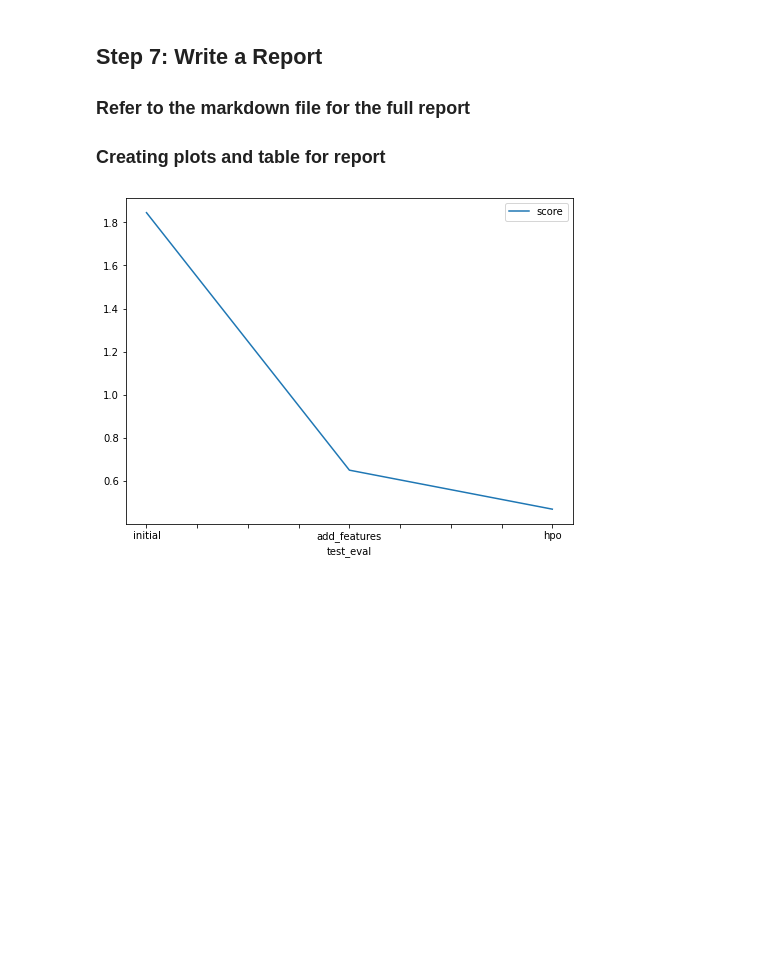
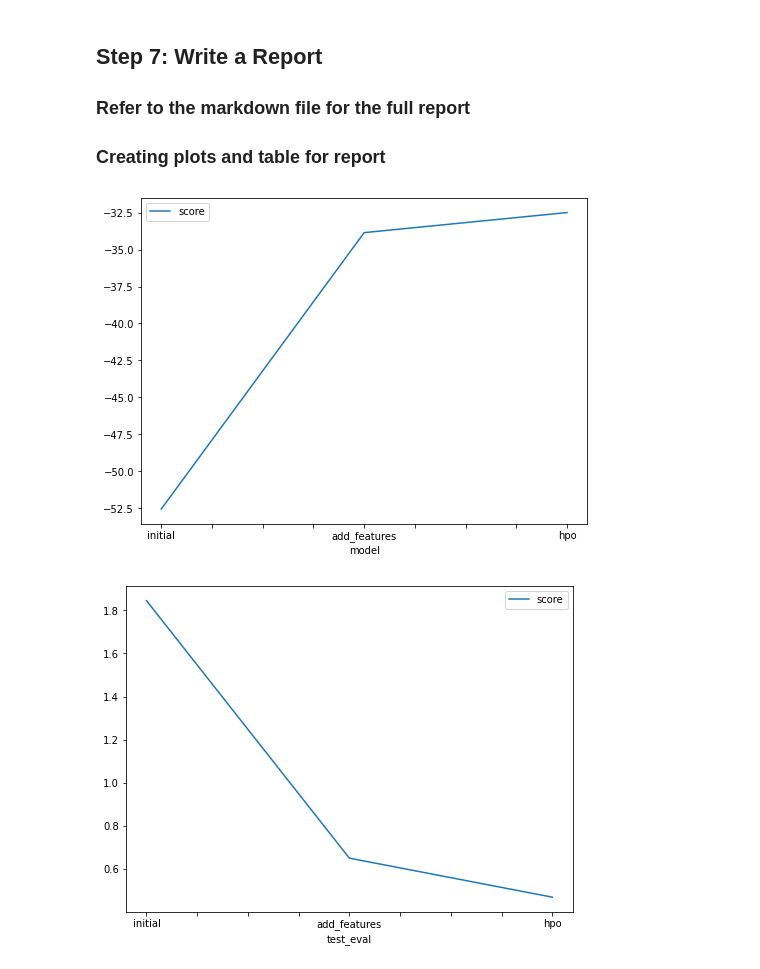
Before and after one commit to DevikaLak/cd0385-project-starter, a Jupyter notebook: project/project-template.ipynb, the cells around one changed output. Saved outputs shown, nothing was run; the diff lists cells and outputs as text; code cells hidden in the pictures; blank space fills up the shorter version.

```diff
--- a/project/project-template.ipynb
+++ b/project/project-template.ipynb
@@ -910,13 +945,15 @@ submission_new_hpo_1.csv     2023-01-04 14:14:24  new features with hyperparamet
 # %%
 # Taking the top model score from each training run and creating a line plot to show improvement
 # You can create these in the notebook and save them to PNG or use some other tool (e.g. google sheets, excel)
 fig = pd.DataFrame(
     {
         "model": ["initial", "add_features", "hpo"],
-        "score": [?, ?, ?]
+        "score": [-52.5564, -33.8548, -32.4971]
     }
 ).plot(x="model", y="score", figsize=(8, 6)).get_figure()
 fig.savefig('model_train_score.png')
+# %% [output]
+[figure, added]
 # %%
 # Take the 3 kaggle scores and creating a line plot to show improvement
 fig = pd.DataFrame(
```
Also changed, not shown: parts of 15 cells of this notebook, 3 other files.
